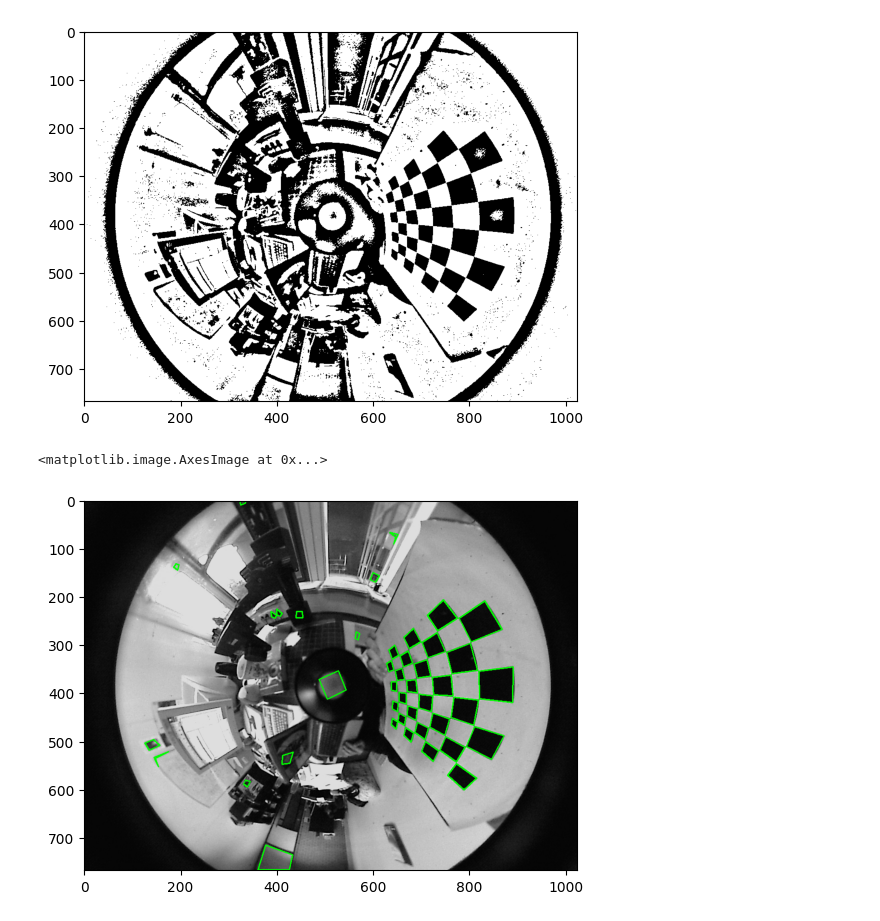
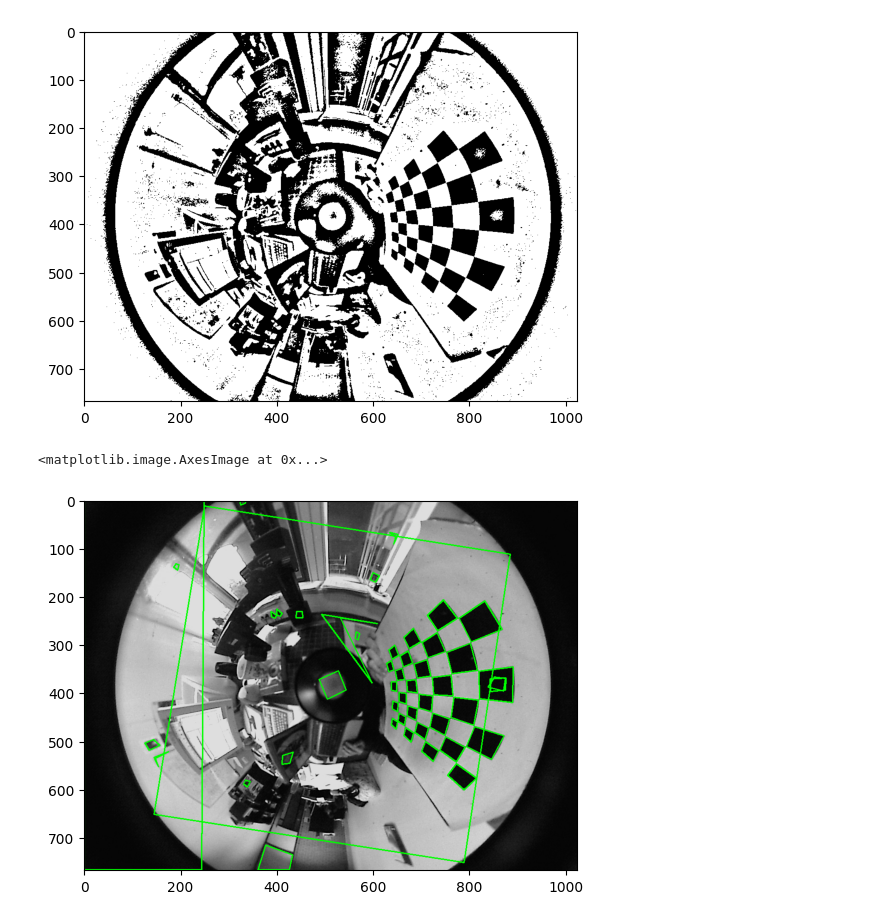
Before and after one commit to ArtificialVisualCortex/OcamCalib-Python, a Jupyter notebook: corner_detection_practice.ipynb, the cells around one changed output. Drawn from its saved outputs; the diff is of its cells as text; code cells hidden in the pictures.

Commit message:
add Quadrangle class

```diff
--- a/corner_detection_practice.ipynb
+++ b/corner_detection_practice.ipynb
@@ -6,7 +6,7 @@ import numpy as np
 
 checkboard_size = (7, 4)
 
-def read_images(path):
+def read_images(path: str) -> tuple[list, list]:
     path = pathlib.Path(path)
     images = []
     gray_images = []
@@ -17,7 +17,7 @@ def read_images(path):
         # Convert to grayscale
         gray_image = cv2.cvtColor(image, cv2.COLOR_BGR2GRAY)
         gray_images.append(gray_image)
-    return images, gray_images
+    return (images, gray_images)
 
 images, gray_images = read_images('referenceData/OcamCalib')
 plt.imshow(gray_images[0], cmap='gray')
@@ -25,7 +25,7 @@ plt.imshow(gray_images[0], cmap='gray')
 <matplotlib.image.AxesImage at 0x...>
 [figure]
 # %%
-def calculate_adaptive_threshold_kernel_size(img):
+def calculate_adaptive_threshold_kernel_size(img: np.ndarray) -> int:
     # Calculate the kernel size for adaptive thresholding
     # based on the image size
     height, width = img.shape
@@ -45,3 +45,14 @@ plt.imshow(binary_images[0], cmap='gray')
 # %% [output]
 <matplotlib.image.AxesImage at 0x...>
 [figure]
+# %%
+def dilate(img: np.ndarray, kernel="rect", iterations=1) -> np.ndarray:
+    if kernel == "cross":
+        kernel = cv2.getStructuringElement(cv2.MORPH_CROSS, (3, 3))
+    elif kernel == "rect":
+        kernel = cv2.getStructuringElement(cv2.MORPH_RECT, (3, 3))
+    elif kernel == "ellipse":
+        kernel = cv2.getStructuringElement(cv2.MORPH_ELLIPSE, (3, 3))
+    else:
+        raise ValueError("Unknown kernel type")
+    return cv2.dilate(img, kernel, iterations=iterations)
@@ -48,17 +83,5 @@ plt.imshow(binary_images[0], cmap='gray')
 # %%
-def dilate(img, kernel="rect", iterations=1):
-    if kernel == "cross":
-        kernel = cv2.getStructuringElement(cv2.MORPH_CROSS, (3, 3))
-    elif kernel == "rect":
-        kernel = cv2.getStructuringElement(cv2.MORPH_RECT, (3, 3))
-    elif kernel == "ellipse":
-        kernel = cv2.getStructuringElement(cv2.MORPH_ELLIPSE, (3, 3))
-    else:
-        raise ValueError("Unknown kernel type")
-    return cv2.dilate(img, kernel, iterations=iterations)
-
-# TODO: double check this.
-def find_quadrangles(img):
+def find_quadrangles(img: np.ndarray, epsilon_ratio=0.1) -> list[Quadrangle]:
     quadrangles = []
     height, width = img.shape
     quadrangle_perimeter_threshold = 2 * (height + width) / 100
@@ -66,75 +89,71 @@ def find_quadrangles(img):
     for contour in contours:
         # Approximate the contour with a polygon
         perimeter = cv2.arcLength(contour, True)
-        epsilon = 0.1 * perimeter
+        epsilon = epsilon_ratio * perimeter
         approx = cv2.approxPolyDP(contour, epsilon, True)
         # If the polygon has 4 vertices, it is a quadrangle
         approx_perimeter = cv2.arcLength(approx, True)
-        if (approx_perimeter < quadrangle_perimeter_threshold):
+        if approx_perimeter < quadrangle_perimeter_threshold:
             continue
         if len(approx) == 4:
             quadrangles.append(approx)
-        # quadrangles.append(approx)
-    return quadrangles
 
-def draw_quadrangles(img, quadrangles):
+    return [Quadrangle(quadrangle) for quadrangle in quadrangles]
+
+def draw_quadrangles(img: np.array, quadrangles: list[Quadrangle]):
     for quadrangle in quadrangles:
-        cv2.drawContours(img, [quadrangle], 0, (0, 255, 0), 2)
+        cv2.drawContours(img, [quadrangle.points], 0, (0, 255, 0), 2)
     return img
 
-def remove_similar_quadrangles(quadrangles, old_quadrangles, epsilon):
-    if (len(old_quadrangles) == 0):
+
+def remove_similar_quadrangles(quadrangles: list[Quadrangle], old_quadrangles: list[Quadrangle], epsilon: float) -> list[Quadrangle]:
+    if len(old_quadrangles) == 0:
         return quadrangles
 
     new_quadrangles = []
     for quadrangle in quadrangles:
         is_similar = False
         for old_quadangle in old_quadrangles:
-            if is_quadrangles_similar(quadrangle, old_quadangle, epsilon):
+            if quadrangle.is_similar_to(old_quadangle, epsilon):
                 is_similar = True
                 break
         if not is_similar:
             new_quadrangles.append(quadrangle)
 
     return new_quadrangles
 
-def is_quadrangles_similar(quadrangle1, quadrangle2, epsilon):
-    # check if they have similar center and similar perimeter
-
-    center_1 = get_quadrangle_center(quadrangle1)
-    center_2 = get_quadrangle_center(quadrangle2)
-    center_distance = np.linalg.norm(center_1 - center_2)
-
-    perimeter_1 = cv2.arcLength(quadrangle1, True)
-    perimeter_2 = cv2.arcLength(quadrangle2, True)
-    perimeter_distance = np.abs(perimeter_1 - perimeter_2)
-
-    return center_distance < epsilon or perimeter_distance < epsilon
-
-def get_quadrangle_center(quadrangle):
-    center = quadrangle.mean(axis=-1).squeeze()
-    return center
-
-def find_quadrangles_iteratively(img, max_iterations=1):
-    all_quadrangles = []
+def find_quadrangles_iteratively(img: np.array, max_iterations=1) -> list[Quadrangle]:
     similar_quad_epsilon = 3
     num_checkers = checkboard_size[0] * checkboard_size[1]
+    all_quadrangles = []
+    prev_quadrangles = []
     for i in range(max_iterations):
         img = dilate(img)
         quadrangles = find_quadrangles(img)
-        # increase similar quad espilon for each iteration because dilation shifts the quadrangles. x3 is matched with the dilation kernel size.
-        new_quadrangles = remove_similar_quadrangles(quadrangles, all_quadrangles, epsilon=similar_quad_epsilon + (i+1) * 3)
+        # compare the similarity with the previous iteration quadrangles, because quadrangles in the previous iteration are already included in the all_quadrangles
+        new_quadrangles = remove_similar_quadrangles(
+            quadrangles, prev_quadrangles, epsilon=similar_quad_epsilon
+        )
         all_quadrangles += new_quadrangles
+        prev_quadrangles = quadrangles
     return all_quadrangles
 
+def link_quadrangles(quadrangles):
+    # Link quadrangles to form a checkerboard
+    # Return links between quadrangles
+
+    for quadrangle in quadrangles:
+        for other_quadrangle in quadrangles:
+            if quadrangle == other_quadrangle:
+                continue
 
 # is_quad_sim = is_quadrangles_similar(np.array([[[1,1]],[[2,2]],[[3,3]],[[5,5]]]), np.array([[[1,1]],[[2,2]],[[3,3]],[[4,4]]]), epsilon=3)
 # print(is_quad_sim)
 test_image = binary_images[0]
 test_original = images[0]
-quadrangles = find_quadrangles_iteratively(test_image, max_iterations=3)
+quadrangles = find_quadrangles_iteratively(test_image, max_iterations=5)
 test_original = draw_quadrangles(test_original, quadrangles)
 plt.imshow(test_original)
 # %% [output]
 <matplotlib.image.AxesImage at 0x...>
-[figure, old version]
+[figure, new version]
```
Also changed, not shown: parts of 1 cell of this notebook.
